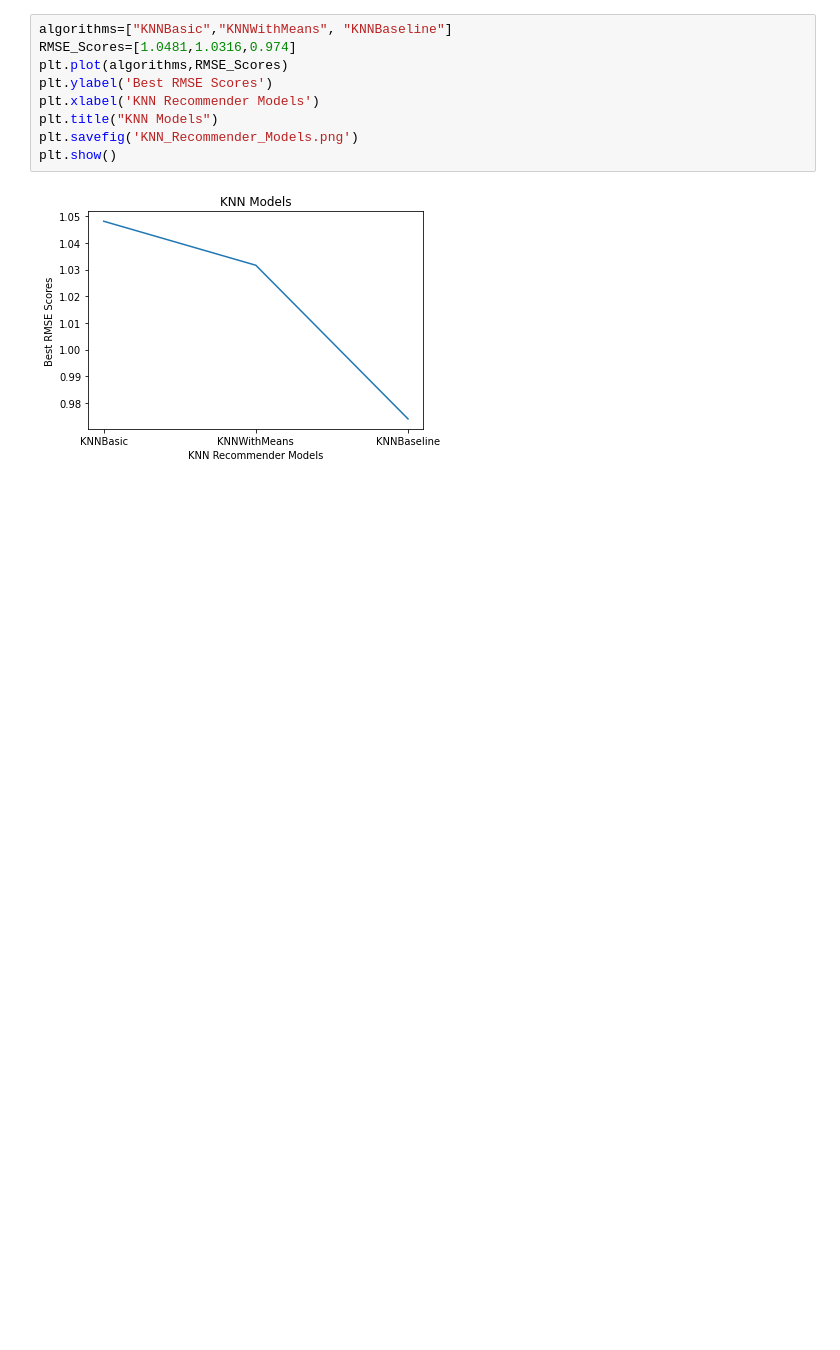
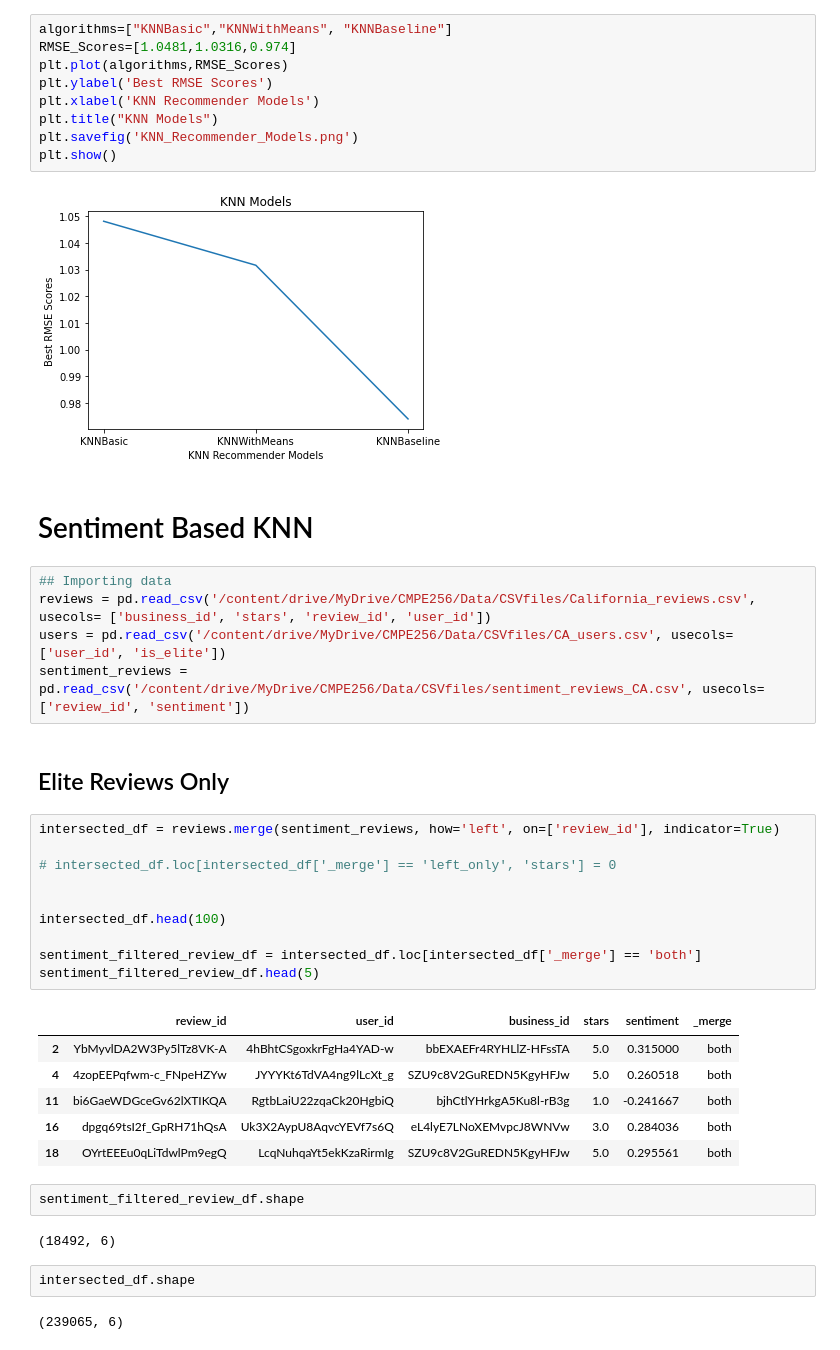
Before and after one commit to divyaKh/CMPE256Project, a Jupyter notebook: 4. Recommendation_System/KNN_Recommendation_model.ipynb, the cells around one changed output. Drawn from its saved outputs; the diff is of its cells as text; blank space fills up the shorter version.

```diff
--- a/4. Recommendation_System/KNN_Recommendation_model.ipynb
+++ b/4. Recommendation_System/KNN_Recommendation_model.ipynb
@@ -1671,3 +1671,37 @@ plt.savefig('KNN_Recommender_Models.png')
 plt.show()
 # %% [output]
 [figure]
+# %% [markdown]
+# Sentiment Based KNN
+# %%
+## Importing data
+reviews = pd.read_csv('/content/drive/MyDrive/CMPE256/Data/CSVfiles/California_reviews.csv', usecols= ['business_id', 'stars', 'review_id', 'user_id'])
+users = pd.read_csv('/content/drive/MyDrive/CMPE256/Data/CSVfiles/CA_users.csv', usecols= ['user_id', 'is_elite'])
+sentiment_reviews = pd.read_csv('/content/drive/MyDrive/CMPE256/Data/CSVfiles/sentiment_reviews_CA.csv', usecols= ['review_id', 'sentiment'])
+# %% [markdown]
+## Elite Reviews Only
+# %%
+intersected_df = reviews.merge(sentiment_reviews, how='left', on=['review_id'], indicator=True)
+
+# intersected_df.loc[intersected_df['_merge'] == 'left_only', 'stars'] = 0
+
+
+intersected_df.head(100)
+
+sentiment_filtered_review_df = intersected_df.loc[intersected_df['_merge'] == 'both']
+sentiment_filtered_review_df.head(5)
+# %% [output]
+|  | review_id | user_id | business_id | stars | sentiment | _merge |
+| 2 | YbMyvlDA2W3Py5lTz8VK-A | 4hBhtCSgoxkrFgHa4YAD-w | bbEXAEFr4RYHLlZ-HFssTA | 5.0 | 0.315000 | both |
+| 4 | 4zopEEPqfwm-c_FNpeHZYw | JYYYKt6TdVA4ng9lLcXt_g | SZU9c8V2GuREDN5KgyHFJw | 5.0 | 0.260518 | both |
+| 11 | bi6GaeWDGceGv62lXTIKQA | RgtbLaiU22zqaCk20HgbiQ | bjhCtlYHrkgA5Ku8l-rB3g | 1.0 | -0.241667 | both |
+| 16 | dpgq69tsI2f_GpRH71hQsA | Uk3X2AypU8AqvcYEVf7s6Q | eL4lyE7LNoXEMvpcJ8WNVw | 3.0 | 0.284036 | both |
+| 18 | OYrtEEEu0qLiTdwlPm9egQ | LcqNuhqaYt5ekKzaRirmIg | SZU9c8V2GuREDN5KgyHFJw | 5.0 | 0.295561 | both |
+# %%
+sentiment_filtered_review_df.shape
+# %% [output]
+(18492, 6)
+# %%
+intersected_df.shape
+# %% [output]
+(239065, 6)
```
Also changed, not shown: parts of 20 cells of this notebook, 2 other files.
